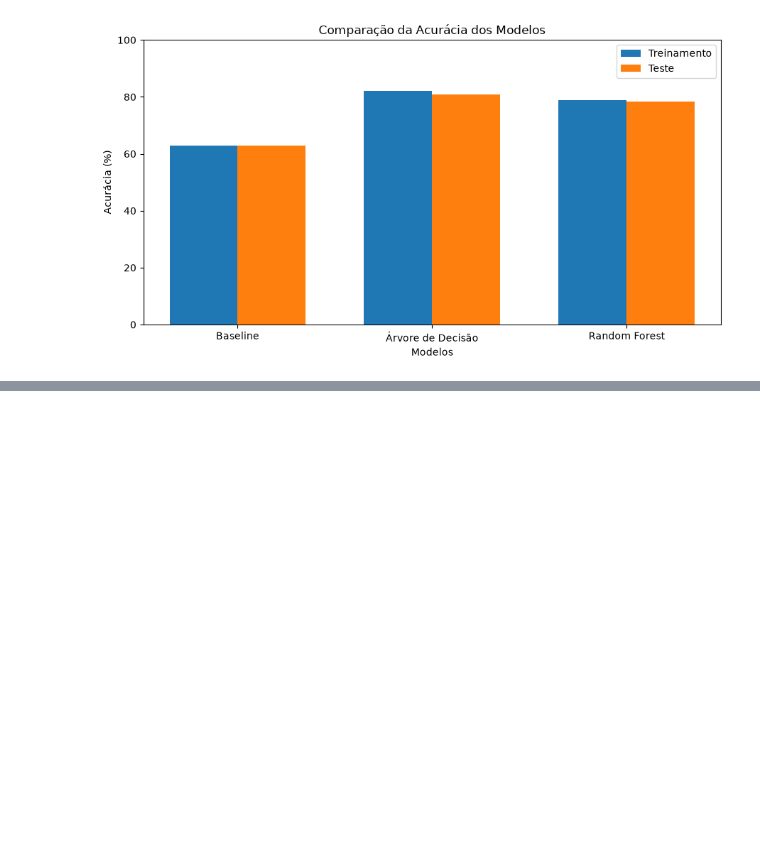
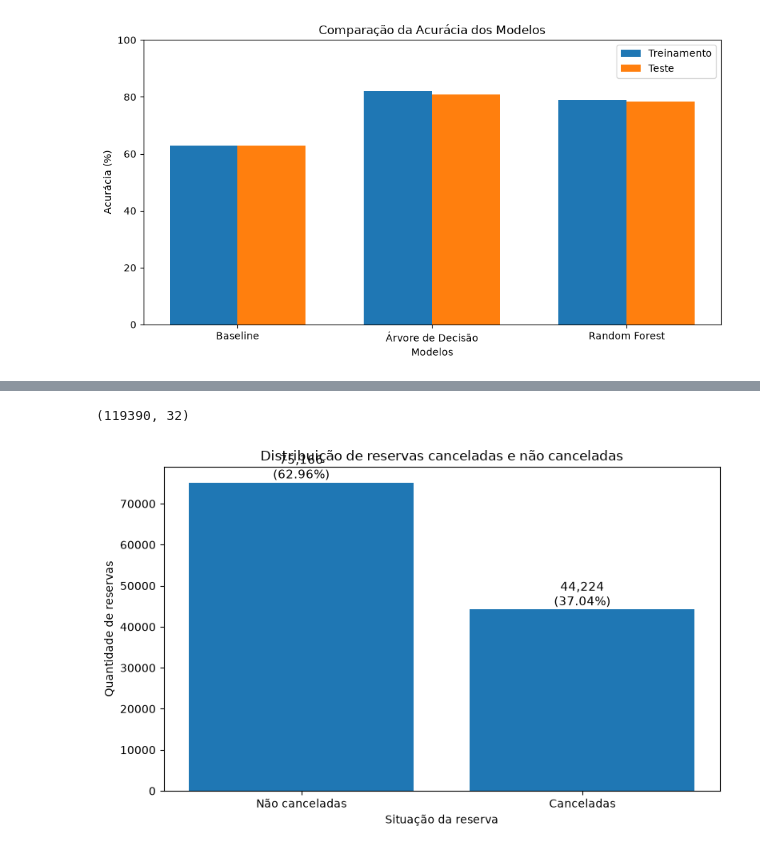
Before and after one commit to Gustazx22/projetodataset, a Jupyter notebook: projeto.ipynb, the cells around one changed output, grey strips where cells are left out. Saved outputs shown, nothing was run; the diff lists cells and outputs as text; code cells hidden in the pictures; blank space fills up the shorter version.

```diff
--- a/projeto.ipynb
+++ b/projeto.ipynb
@@ -2361,0 +2398,46 @@ plt.show()
+# %%
+import pandas as pd
+
+df_modelagem = pd.read_csv(
+    "dados_modelagem/hotel_bookings_modelagem.csv"
+)
+
+print(df_modelagem.shape)
+# %% [output]
+(119390, 32)
+# %%
+import matplotlib.pyplot as plt
+
+# Contar reservas canceladas e não canceladas
+contagem = df_modelagem["is_canceled"].value_counts().sort_index()
+
+# Criar gráfico
+plt.figure(figsize=(8, 5))
+
+categorias = ["Não canceladas", "Canceladas"]
+valores = contagem.values
+
+barras = plt.bar(categorias, valores)
+
+# Adicionar quantidade e percentual acima das barras
+total = contagem.sum()
+
+for barra, valor in zip(barras, valores):
+    percentual = (valor / total) * 100
+
+    plt.text(
+        barra.get_x() + barra.get_width() / 2,
+        barra.get_height() + 1000,
+        f"{valor:,}\n({percentual:.2f}%)",
+        ha="center",
+        fontsize=11
+    )
+
+plt.title("Distribuição de reservas canceladas e não canceladas")
+plt.xlabel("Situação da reserva")
+plt.ylabel("Quantidade de reservas")
+
+plt.tight_layout()
+plt.show()
+# %% [output]
+[figure, added]
```
Also changed, not shown: parts of 1 cell of this notebook.
